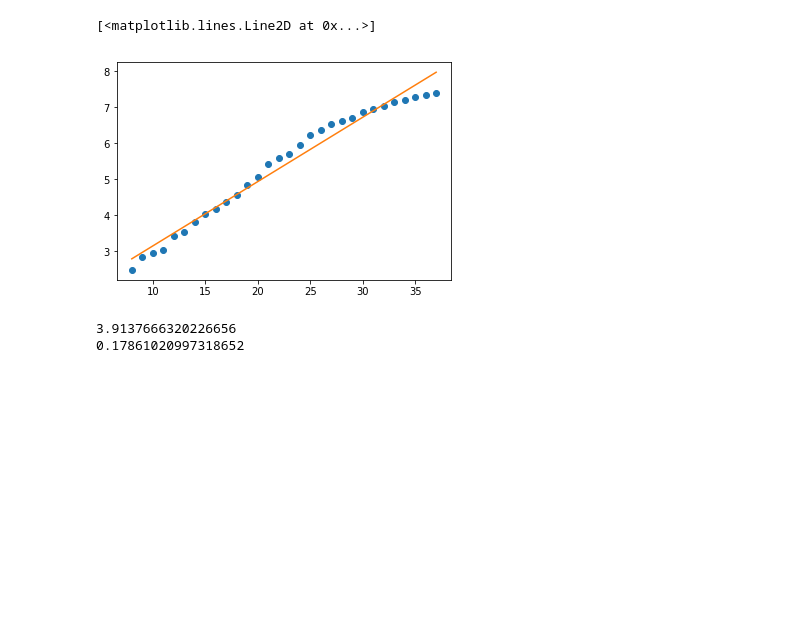
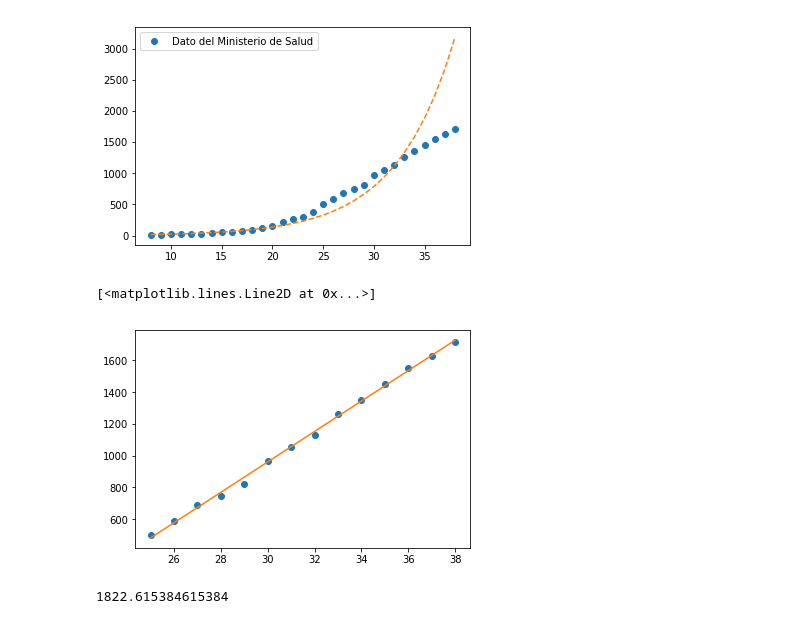
Before and after one commit to EnzoDOT/Covid, a Jupyter notebook: covid.ipynb, the cells around one changed output. Cells and saved outputs as stored; diff of their text form; code cells hidden in the pictures; blank space fills up the shorter version.

```diff
--- a/covid.ipynb
+++ b/covid.ipynb
@@ -1,26 +1,51 @@
 # %%
 import matplotlib.pyplot as plt
 import numpy as np
 import math
 
-x_data = np.array([ 8, 9, 10, 11, 12, 13, 14, 15, 16, 17, 18, 19, 20, 21, 22, 23, 24, 25, 26, 27, 28, 29, 30, 31, 32, 33, 34, 35, 36, 37])
-y_data = np.array([ 12, 17, 19, 21, 31, 34, 45, 56, 65, 79, 97, 128, 158, 225, 266, 301, 387, 502, 589, 690, 745, 820, 966, 1054, 1133, 1265, 1353, 1451, 1554, 1628])
+x_data = np.array([ 8, 9, 10, 11, 12, 13, 14, 15, 16, 17, 18, 19, 20, 21, 22, 23, 24, 25, 26, 27, 28, 29, 30, 31, 32, 33, 34, 35, 36, 37, 38])
+y_data = np.array([ 12, 17, 19, 21, 31, 34, 45, 56, 65, 79, 97, 128, 158, 225, 266, 301, 387, 502, 589, 690, 745, 820, 966, 1054, 1133, 1265, 1353, 1451, 1554, 1628, 1715])
 
 log_y_data = np.log(y_data)
 
 curve_fit = np.polyfit(x_data, log_y_data, 1)
+
+y =  curve_fit[0]*x_data + curve_fit[1]
+#plt.plot(x_data, log_y_data, "o")
+#plt.plot(x_data, y)
+z=np.exp(curve_fit[1])
+b=curve_fit[0]
+#print(z)
+#print(b)
+
+y =z*np.exp(b*x_data)
+
+plt.plot(x_data, y_data, "o")
+plt.legend(['Dato del Ministerio de Salud'])
+plt.plot(x_data, y, "--")
+
+plt.savefig('covid.png')
+# %% [output]
+[figure, added]
-# %%
-y =  curve_fit[0]*x_data + curve_fit[1]
-plt.plot(x_data, log_y_data, "o")
-plt.plot(x_data, y)
-# %% [output]
-[<matplotlib.lines.Line2D at 0x...>]
-[figure, removed]
-# %%
-z=np.exp(curve_fit[1])
-b=curve_fit[0]
-print(z)
-print(b)
-# %% [output]
-3.9137666320226656
-0.17861020997318652
+# %%
+#Consideramos el cambio en el crecimiento de la pandemia, que dejó de comportarse exponencialmente
+#alrededor del 25/03 debido a las medidas de aislamiento social.
+
+x_data = np.array([25, 26, 27, 28, 29, 30, 31, 32, 33, 34, 35, 36,37, 38])
+y_data = np.array([502, 589, 690, 745, 820, 966, 1054, 1133, 1265, 1353, 1451, 1554, 1628, 1715])
+
+
+curve_fit = np.polyfit(x_data, y_data, 1)
+
+y =  curve_fit[0]*x_data + curve_fit[1]
+plt.plot(x_data, y_data, "o")
+plt.plot(x_data, y)
+# %% [output]
+[<matplotlib.lines.Line2D at 0x...>]
+[figure, added]
+# %%
+t=  curve_fit[0]*39 + curve_fit[1]
+print t #Extrapolamos el valor obtenido para el 08/04/2020 a partir del ajuste lineal obtenido con los datos
+#dados por el ministerio de salud desde el día 25/04 hasta el día 07/04.
+# %% [output]
+1822.615384615384
```
Also changed, not shown: parts of 17 cells of this notebook.
